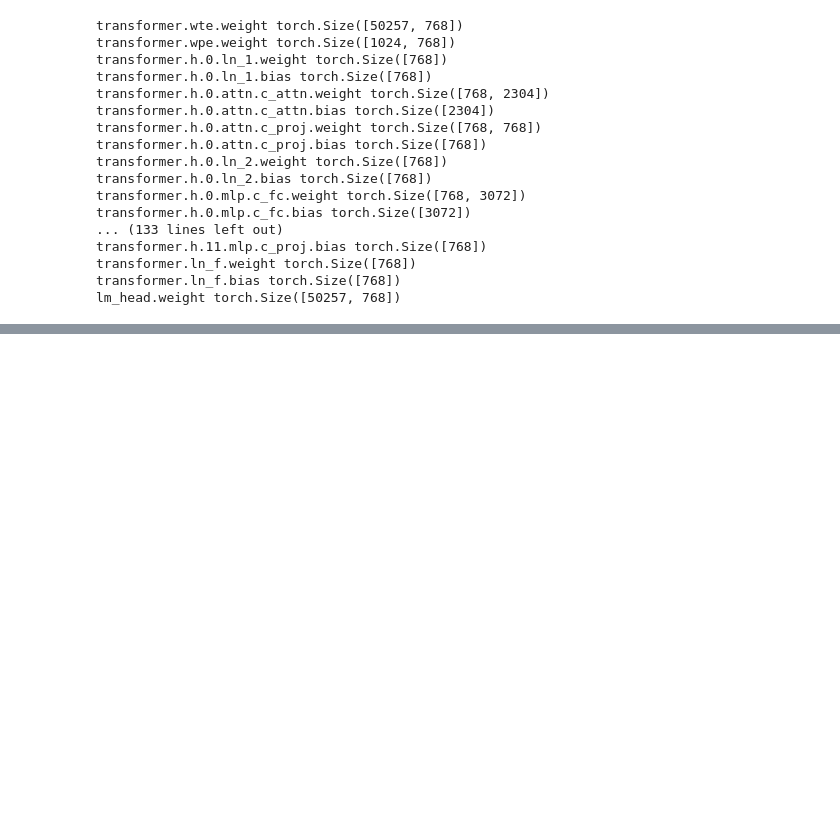
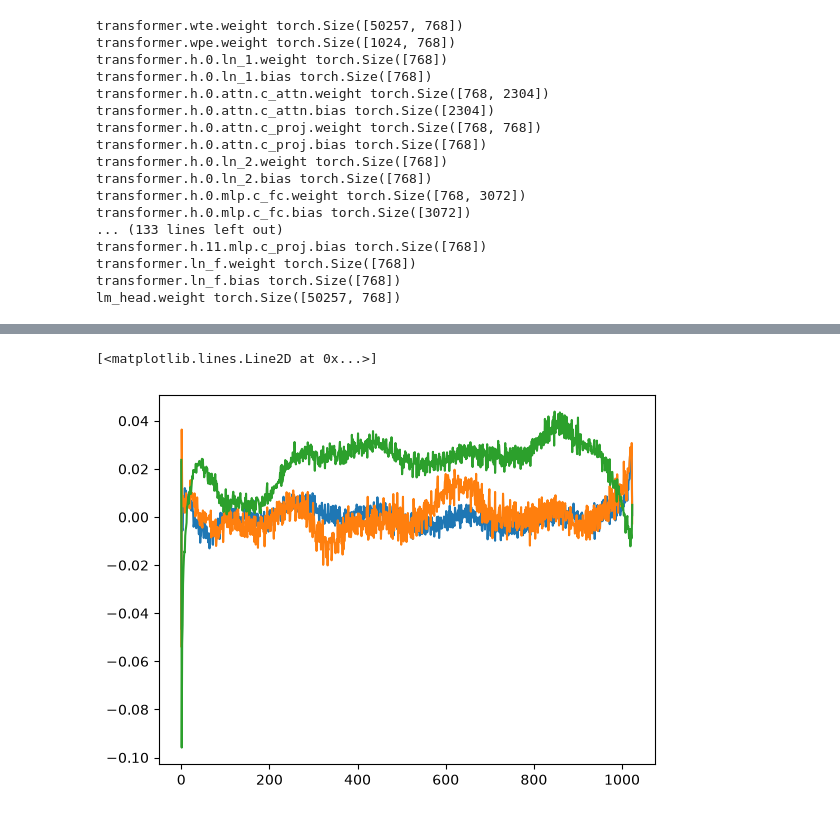
Before and after one commit to grutex/minigpt2, a Jupyter notebook: play.ipynb, the cells around one changed output, grey strips where cells are left out. Cells and saved outputs as stored; diff of their text form; code cells hidden in the pictures; blank space fills up the shorter version.

```diff
--- a/play.ipynb
+++ b/play.ipynb
@@ -34,0 +57,21 @@ lm_head.weight torch.Size([50257, 768])
+# %%
+plt.plot(sd_hf["transformer.wpe.weight"][:, 150])
+plt.plot(sd_hf["transformer.wpe.weight"][:, 200])
+plt.plot(sd_hf["transformer.wpe.weight"][:, 250])
+
+#canais e seus valores referentes a 1024
+# verde - sobe ao interagir com a posicao ~300 a ~850
+# azul - se mantem estavel com um pico apos ~900
+# laranja - drop no ~400 e pico ~700
+
+
+# OBS. Ninguem sabe oq esses embd estao de fato fazendo e
+#      por que sao do jeito que sao ...
+
+
+# Esse modelo nao foi bem treinado, conseguimos ver isso
+# pela quantidade de ruido (linhas ruidosas). Quanto mais
+# e melhor treinado, menos ruido apresenta.
+# %% [output]
+[<matplotlib.lines.Line2D at 0x...>]
+[figure, added]
```
Also changed, not shown: parts of 5 cells of this notebook, 3 other files.
